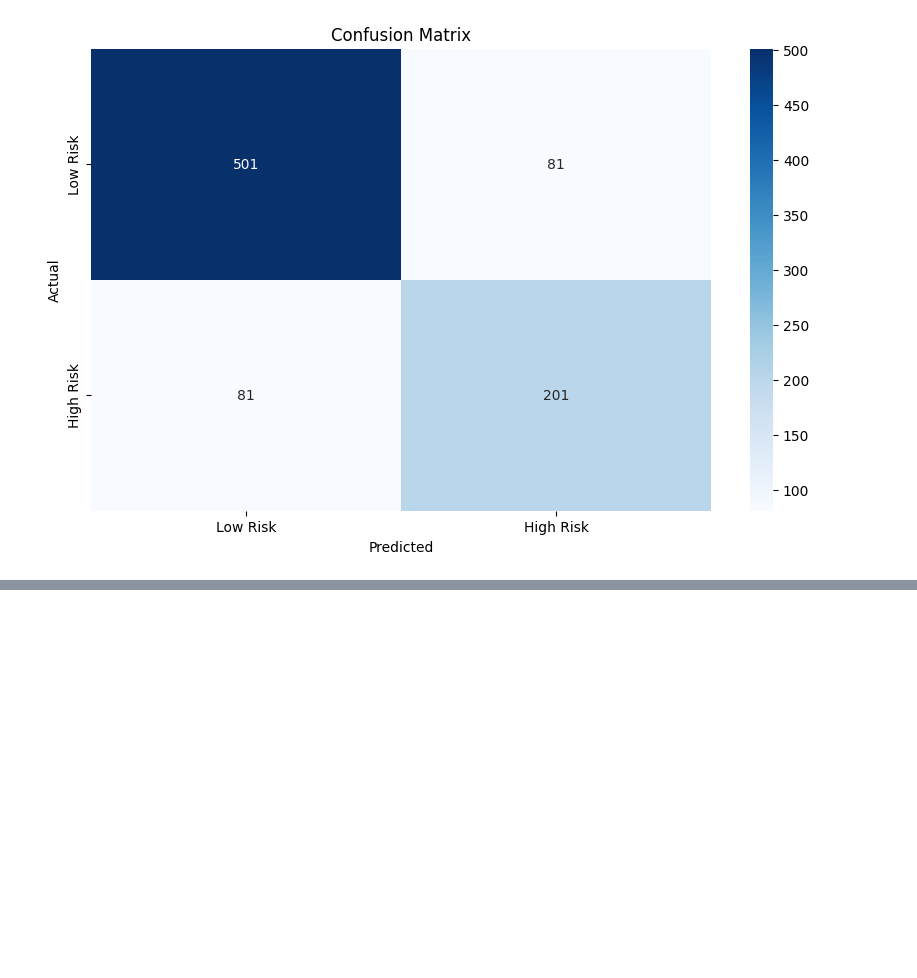
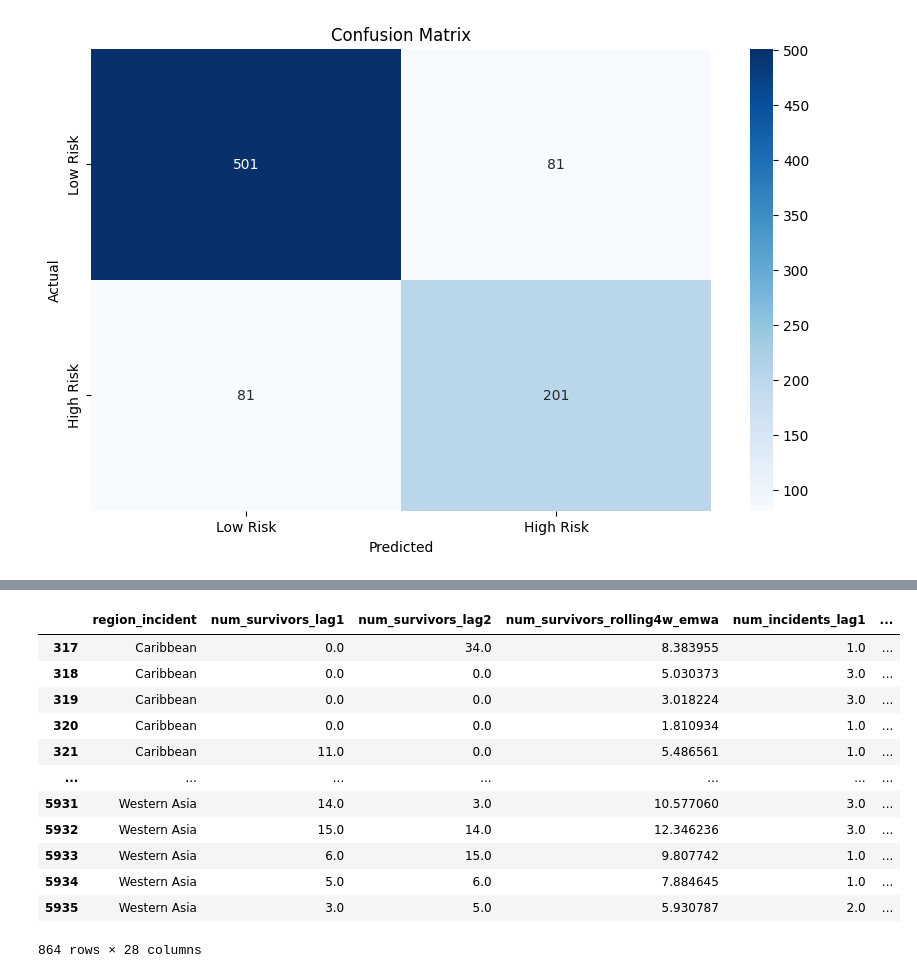
Before and after one commit to SiddhanthNB/global-migration-fatality, a Jupyter notebook: main.ipynb, the cells around one changed output, grey strips where cells are left out. Cells and saved outputs as stored; diff of their text form; code cells hidden in the pictures; blank space fills up the shorter version.

```diff
--- a/main.ipynb
+++ b/main.ipynb
@@ -1424,0 +1431,16 @@ X_test_with_predictions.head(10)
+# %%
+X_test
+# %% [output]
+|  | region_incident | num_survivors_lag1 | num_survivors_lag2 | num_survivors_rolling4w_emwa | num_incidents_lag1 | ... |
+| 317 | Caribbean | 0.0 | 34.0 | 8.383955 | 1.0 | ... |
+| 318 | Caribbean | 0.0 | 0.0 | 5.030373 | 3.0 | ... |
+| 319 | Caribbean | 0.0 | 0.0 | 3.018224 | 3.0 | ... |
+| 320 | Caribbean | 0.0 | 0.0 | 1.810934 | 1.0 | ... |
+| 321 | Caribbean | 11.0 | 0.0 | 5.486561 | 1.0 | ... |
+| ... | ... | ... | ... | ... | ... | ... |
+| 5931 | Western Asia | 14.0 | 3.0 | 10.577060 | 3.0 | ... |
+| 5932 | Western Asia | 15.0 | 14.0 | 12.346236 | 3.0 | ... |
+| 5933 | Western Asia | 6.0 | 15.0 | 9.807742 | 1.0 | ... |
+| 5934 | Western Asia | 5.0 | 6.0 | 7.884645 | 1.0 | ... |
+| 5935 | Western Asia | 3.0 | 5.0 | 5.930787 | 2.0 | ... |
+864 rows × 28 columns
```
Also changed, not shown: parts of 5 cells of this notebook.
